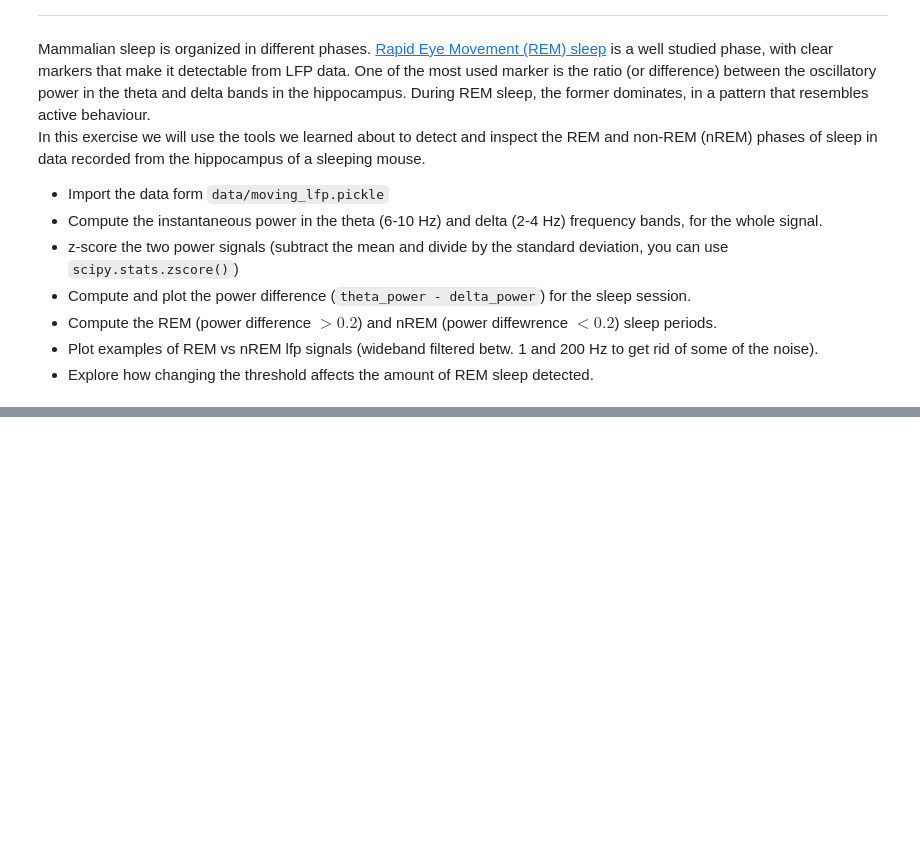
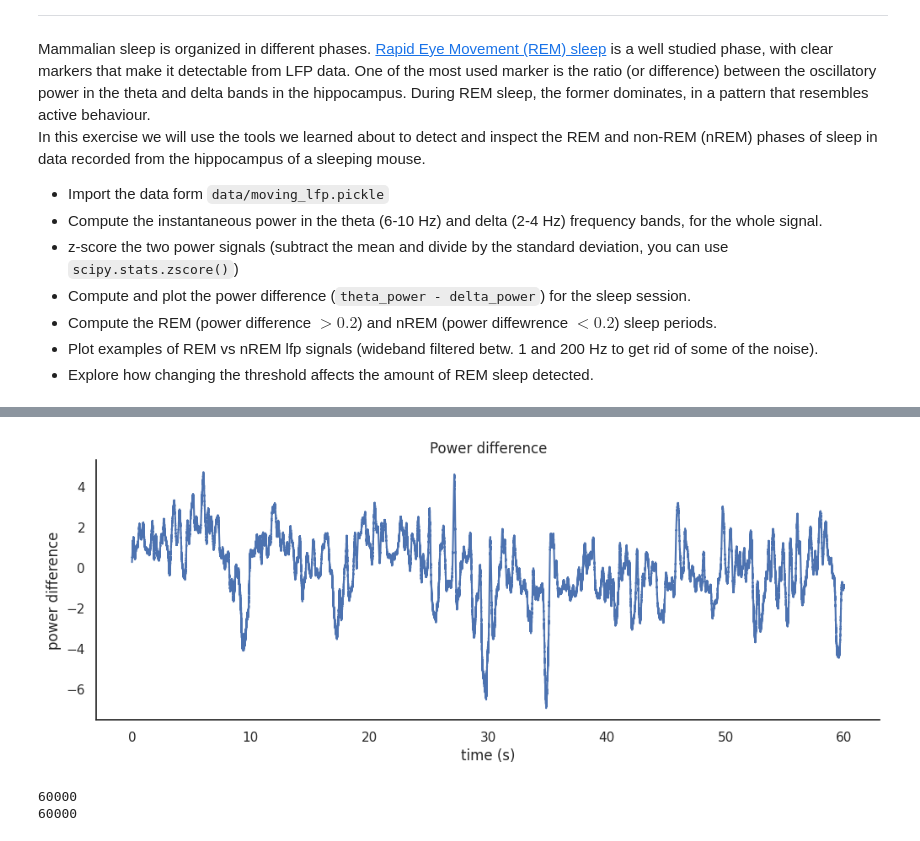
Before and after one commit to irenetiem/neuro_analysis_IT, a Jupyter notebook: neural-data-master/01-local_field_potential/exercises.ipynb, the cells around one changed output, grey strips where cells are left out. Saved outputs shown, nothing was run; the diff lists cells and outputs as text; code cells hidden in the pictures; blank space fills up the shorter version.

```diff
--- a/neural-data-master/01-local_field_potential/exercises.ipynb
+++ b/neural-data-master/01-local_field_potential/exercises.ipynb
@@ -212,0 +209,30 @@ from scipy.stats import zscore
+# %%
+# z-score the signal
+
+# import zscore
+from scipy.stats import zscore
+
+# get z-scores
+z_theta = zscore(power_theta)
+z_delta = (zscore(power_delta))
+
+# compute power differences
+power_difference = z_theta - z_delta
+
+# plot it
+plt.figure(figsize=(12, 4))
+plt.plot(np.linspace(start,end,len(power_difference)),power_difference)
+plt.xlabel('time (s)')
+plt.ylabel('power difference')
+#plt.hlines(y=[0], xmin = 0, xmax = 60, linestyles = ['--'], color = ['gray'])
+#plt.axhline(y=0, color='gray', linestyle='--')
+plt.title('Power difference')
+plt.show()
+# %% [output]
+[figure, added]
+# %%
+print(len(np.linspace(start,end,len(power_difference))))
+print(len(REM))
+# %% [output]
+60000
+60000
```
Also changed, not shown: parts of 4 cells of this notebook.
